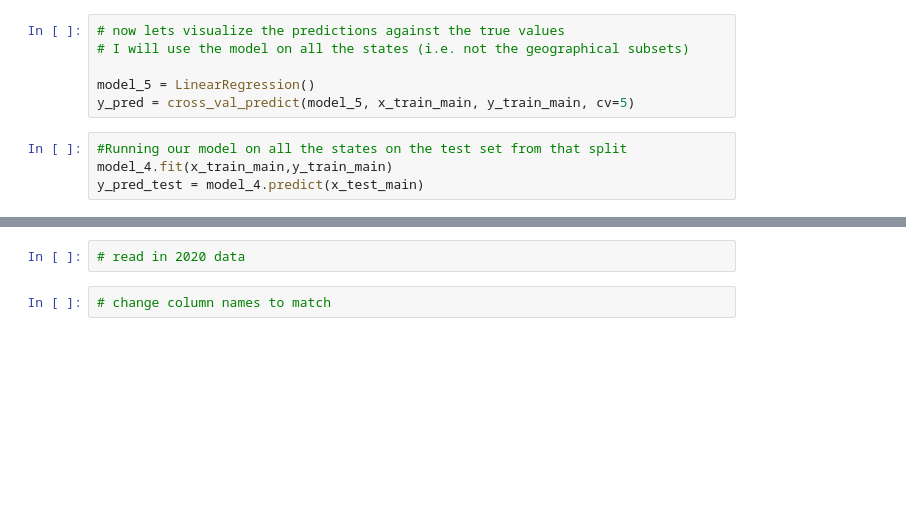
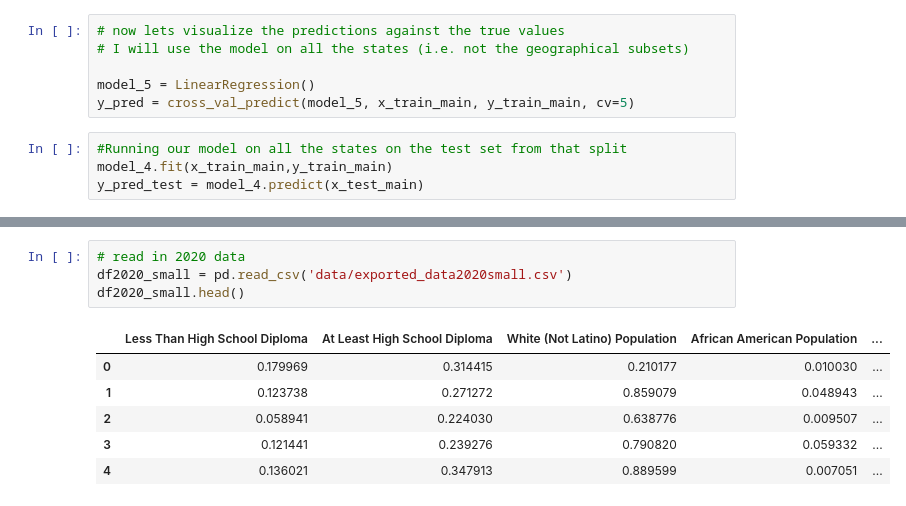
Before and after one commit to eweed001/ORIE-4741-Project, a Jupyter notebook: Model Construction2.ipynb, the cells around one changed output, grey strips where cells are left out. Drawn from its saved outputs; the diff is of its cells as text; blank space fills up the shorter version.

Commit message:
Added data and updated notebooks from meeting

```diff
--- a/Model Construction2.ipynb
+++ b/Model Construction2.ipynb
@@ -424,4 +427,11 @@ Confidence interval: [-7851172265273.406, 8130855442787.799]
 # %%
 # read in 2020 data
+df2020_small = pd.read_csv('data/exported_data2020small.csv')
+df2020_small.head()
+# %% [output]
+|  | Less Than High School Diploma | At Least High School Diploma | White (Not Latino) Population | African American Population | ... |
+| 0 | 0.179969 | 0.314415 | 0.210177 | 0.010030 | ... |
+| 1 | 0.123738 | 0.271272 | 0.859079 | 0.048943 | ... |
+| 2 | 0.058941 | 0.224030 | 0.638776 | 0.009507 | ... |
+| 3 | 0.121441 | 0.239276 | 0.790820 | 0.059332 | ... |
+| 4 | 0.136021 | 0.347913 | 0.889599 | 0.007051 | ... |
-# %%
-# change column names to match
```
Also changed, not shown: parts of 48 cells of this notebook, 2 other files.
